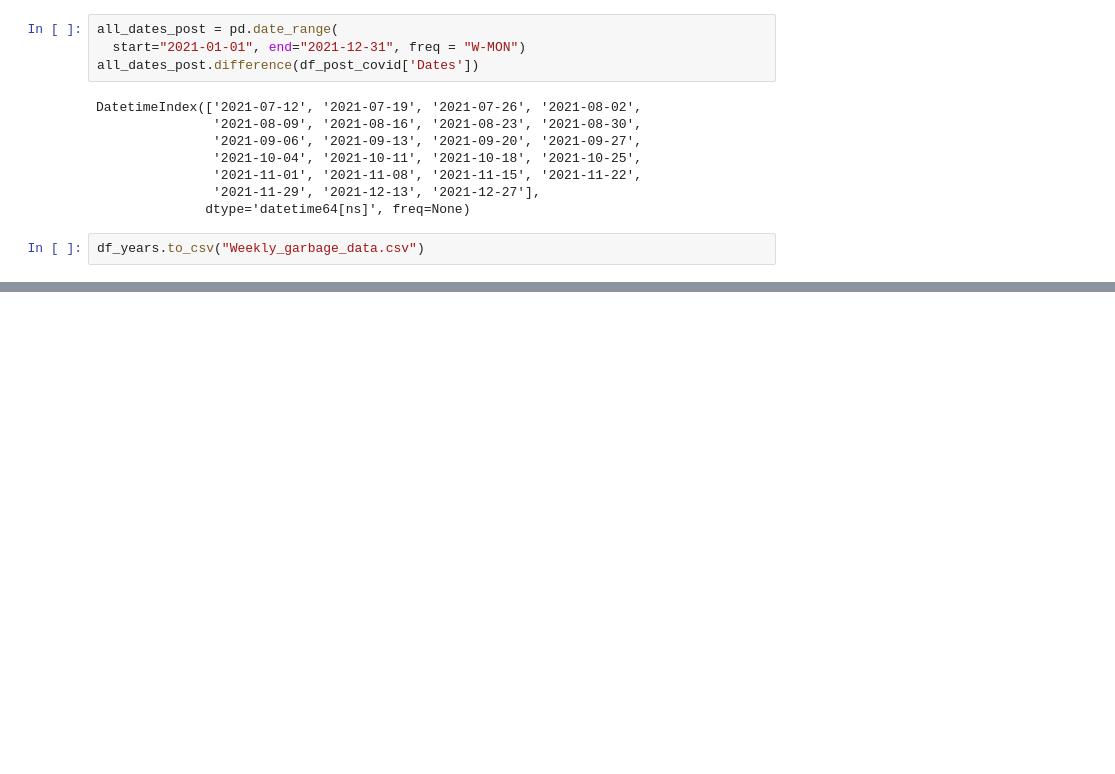
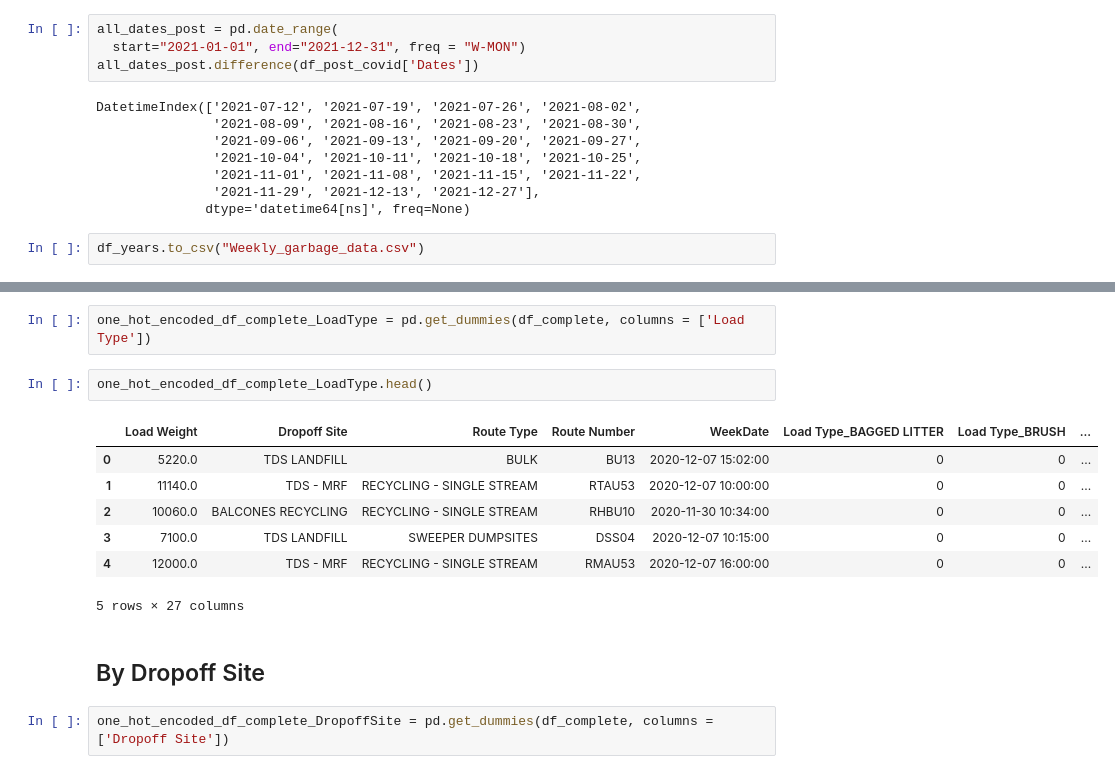
Before and after one commit to Pravallika-Myneni/world_data_league_2022, a Jupyter notebook: stage_one/Weekly_data.ipynb, the cells around one changed output, grey strips where cells are left out. Saved outputs shown, nothing was run; the diff lists cells and outputs as text; blank space fills up the shorter version.

```diff
--- a/stage_one/Weekly_data.ipynb
+++ b/stage_one/Weekly_data.ipynb
@@ -559,0 +591,16 @@ df_years.to_csv("Weekly_garbage_data.csv")
+# %%
+one_hot_encoded_df_complete_LoadType = pd.get_dummies(df_complete, columns = ['Load Type'])
+# %%
+one_hot_encoded_df_complete_LoadType.head()
+# %% [output]
+|  | Load Weight | Dropoff Site | Route Type | Route Number | WeekDate | Load Type_BAGGED LITTER | Load Type_BRUSH | ... |
+| 0 | 5220.0 | TDS LANDFILL | BULK | BU13 | 2020-12-07 15:02:00 | 0 | 0 | ... |
+| 1 | 11140.0 | TDS - MRF | RECYCLING - SINGLE STREAM | RTAU53 | 2020-12-07 10:00:00 | 0 | 0 | ... |
+| 2 | 10060.0 | BALCONES RECYCLING | RECYCLING - SINGLE STREAM | RHBU10 | 2020-11-30 10:34:00 | 0 | 0 | ... |
+| 3 | 7100.0 | TDS LANDFILL | SWEEPER DUMPSITES | DSS04 | 2020-12-07 10:15:00 | 0 | 0 | ... |
+| 4 | 12000.0 | TDS - MRF | RECYCLING - SINGLE STREAM | RMAU53 | 2020-12-07 16:00:00 | 0 | 0 | ... |
+5 rows × 27 columns
+# %% [markdown]
+## By Dropoff Site
+# %%
+one_hot_encoded_df_complete_DropoffSite = pd.get_dummies(df_complete, columns = ['Dropoff Site'])
```
Also changed, not shown: parts of 11 cells of this notebook, 10 other files.
